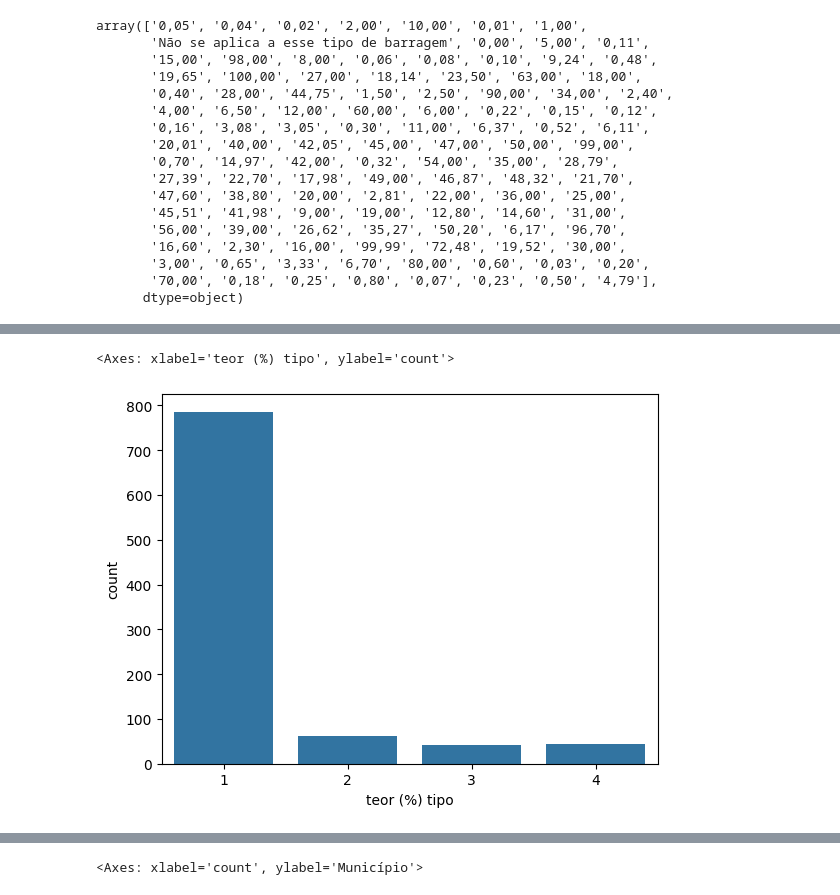
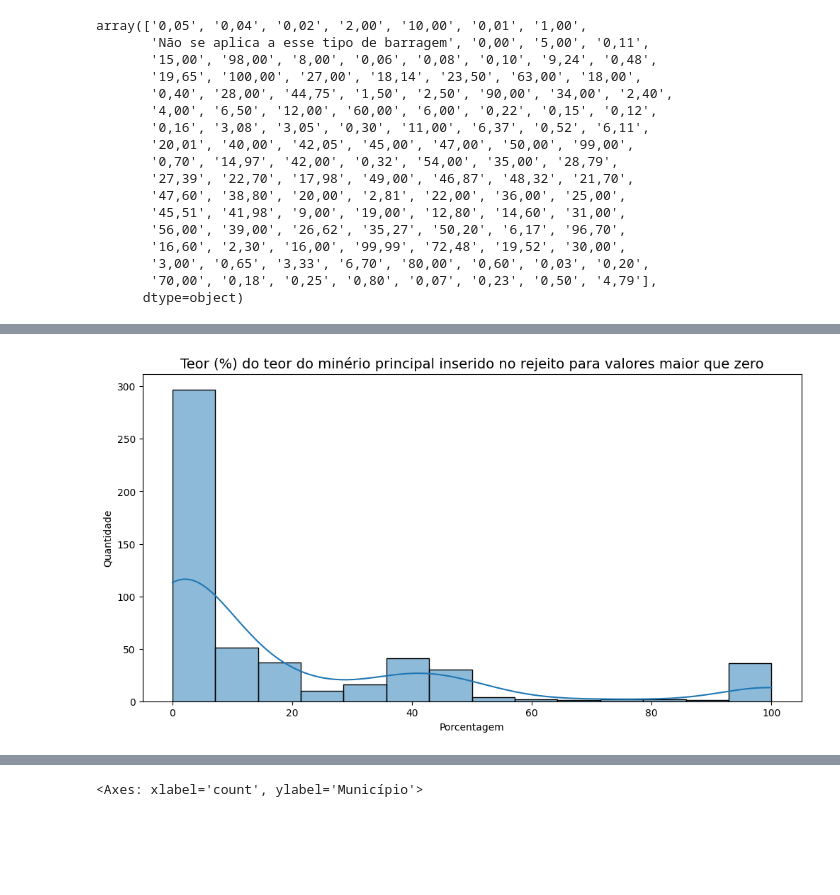
Before and after one commit to acaicomdados/analise-barragens, a Jupyter notebook: Notebook feito nos encontros/analise_barragens_30_03_24.ipynb, the cells around one changed output, grey strips where cells are left out. Cells and saved outputs as stored; diff of their text form; code cells hidden in the pictures; blank space fills up the shorter version.

Commit message:
Atualização da analise
para colocar o gráfico na documentação

```diff
--- a/Notebook feito nos encontros/analise_barragens_30_03_24.ipynb
+++ b/Notebook feito nos encontros/analise_barragens_30_03_24.ipynb
@@ -125,3 +126,14 @@ sns.histplot(x='Teor (%) do minério principal inserido no rejeito',data=barrage
+# %%
+plt.figure(figsize=(12,6))
+plt.title('Teor (%) do teor do minério principal inserido no rejeito para valores maior que zero',
+          fontsize=14)
+sns.histplot(x='Teor (%) do minério principal inserido no rejeito',
+             data=barragem[barragem['Teor (%) do minério principal inserido no rejeito']>0],
+             kde=True)
+plt.xlabel('Porcentagem')
+plt.ylabel('Quantidade');
+# %% [output]
+[figure, added]
 # %%
 intervalo_por = []
 for i in list(barragem['Teor (%) do minério principal inserido no rejeito']):
@@ -144,8 +158,3 @@ barragem.head()
 | 3 | Jacaré Superior | COOPERATIVA DOS GARIMPEIROS DE SA... | 34726547000190 | RO | ARIQUEMES | -09°49'01.200'' | -63°33'11.500'' | Sul do Equador | ... |
 | 4 | Jacaré Medio | COOPERATIVA DOS GARIMPEIROS DE SA... | 34726547000190 | RO | ARIQUEMES | -09°47'43.800'' | -63°33'55.000'' | Sul do Equador | ... |
 5 rows × 119 columns
-# %%
-sns.countplot(x='teor (%) tipo',data=barragem)
-# %% [output]
-<Axes: xlabel='teor (%) tipo', ylabel='count'>
-[figure, removed]
```
Also changed, not shown: parts of 9 cells of this notebook.
